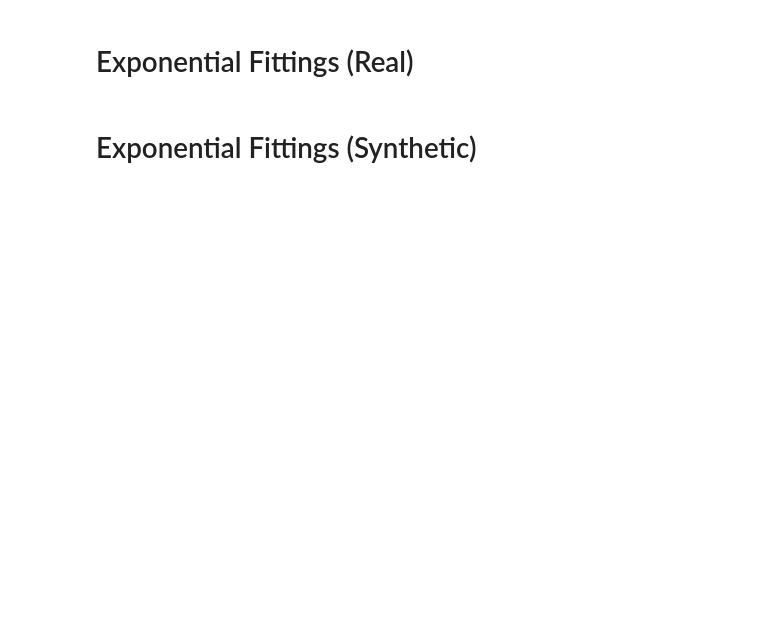
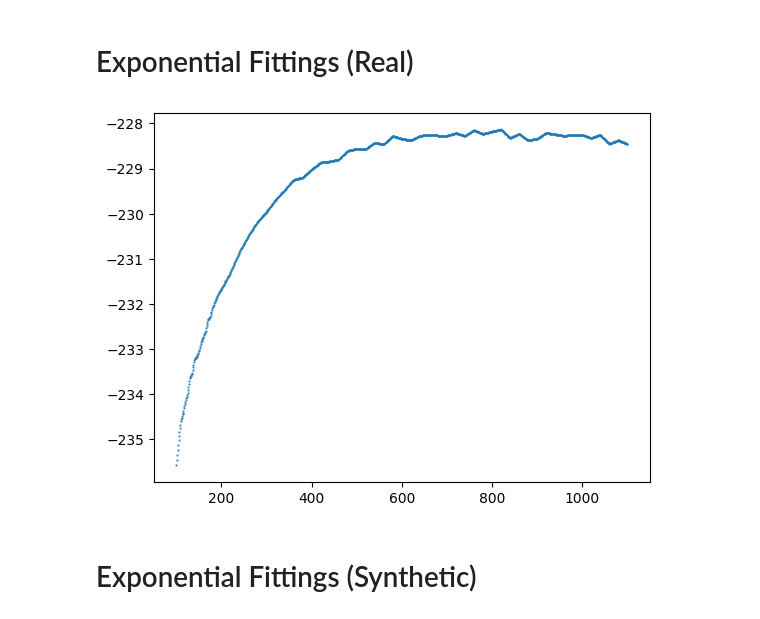
Before and after one commit to SciGeek2000/pulse_calibration, a Jupyter notebook: Reverse_Pulse_Distortion.ipynb, the cells around one changed output. Saved outputs shown, nothing was run; the diff lists cells and outputs as text; code cells hidden in the pictures; blank space fills up the shorter version.

```diff
--- a/Reverse_Pulse_Distortion.ipynb
+++ b/Reverse_Pulse_Distortion.ipynb
@@ -314,2 +314,35 @@ plt.tight_layout()
 # %% [markdown]
 # Exponential Fittings (Real)
+# %%
+# Sort data if out of time order
+if not np.all(time_array[:-1] <= time_array[1:]):
+    sorted_indices = np.argsort(time_array)
+    time_array = time_array[sorted_indices]
+    real_output = real_output[sorted_indices]
+
+# Finding Split Point
+start_index=0
+mid_index=121
+# plt.plot(real_output[start_index:mid_index])
+# plt.plot(real_output[mid_index:real_output.size])
+
+# Splitting Sections
+sec_1_time = time_array[start_index:mid_index]
+sec_1_data = real_output[start_index:mid_index]
+sec_2_time = time_array[mid_index:]
+sec_2_data = real_output[mid_index:]
+
+# Define Fitting Section
+sec_time = sec_2_time
+sec_data = sec_2_data
+
+# Interpolating
+n_points = 1000
+sec_time_lin = np.linspace(
+    start=np.min(sec_time),
+    stop=np.max(sec_time),
+    num=n_points)
+sec_data_interp = np.interp(sec_time_lin, sec_time, sec_data)
+plt.scatter(sec_time_lin, sec_data_interp, marker='.', s=1);
+# %% [output]
+[figure, added]
```
Also changed, not shown: parts of 2 cells of this notebook, 2 other files.
